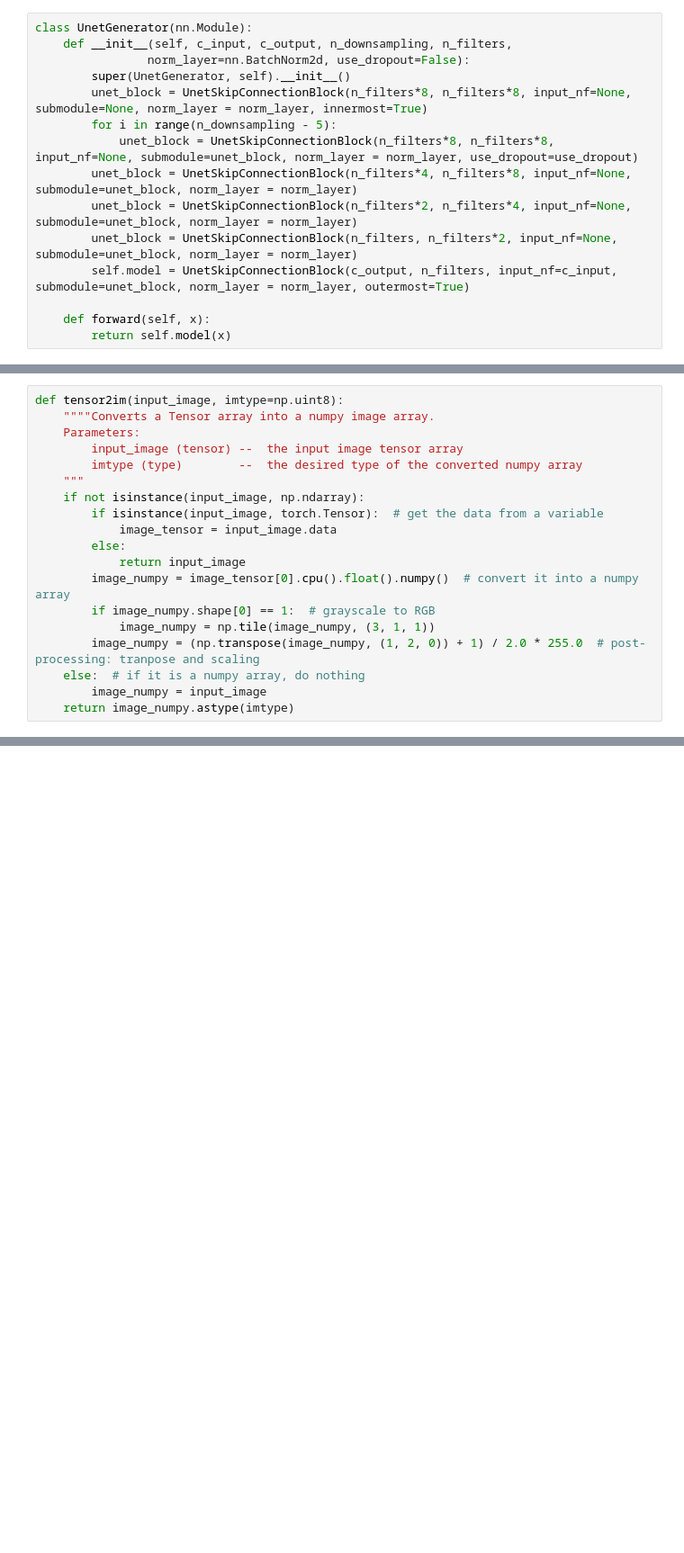
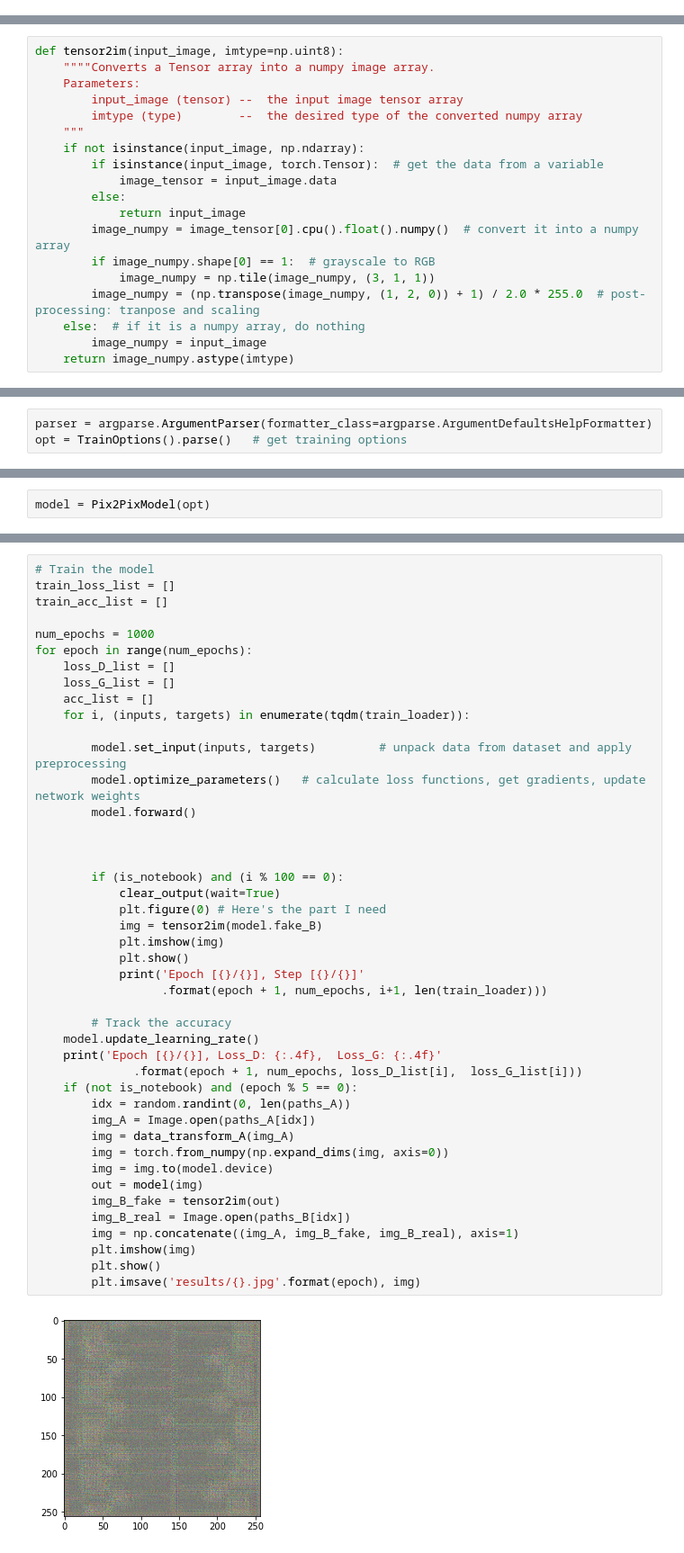
Before and after one commit to zolastro/DeepGenerativeStreets, a Jupyter notebook: Model.ipynb, the cells around one changed output, grey strips where cells are left out. Shown: that part at 90% size. Cells and saved outputs as stored; diff of their text form; blank space fills up the shorter version.

Commit message:
Mixed all pix2pix code from github with my own dataset implementation

```diff
--- a/Model.ipynb
+++ b/Model.ipynb
@@ -127,15 +36,0 @@ class UnetSkipConnectionBlock(nn.Module):
-# %%
-class UnetGenerator(nn.Module):
-    def __init__(self, c_input, c_output, n_downsampling, n_filters,
-                norm_layer=nn.BatchNorm2d, use_dropout=False):
-        super(UnetGenerator, self).__init__()
-        unet_block = UnetSkipConnectionBlock(n_filters*8, n_filters*8, input_nf=None, submodule=None, norm_layer = norm_layer, innermost=True)
-        for i in range(n_downsampling - 5):
-            unet_block = UnetSkipConnectionBlock(n_filters*8, n_filters*8, input_nf=None, submodule=unet_block, norm_layer = norm_layer, use_dropout=use_dropout)
-        unet_block = UnetSkipConnectionBlock(n_filters*4, n_filters*8, input_nf=None, submodule=unet_block, norm_layer = norm_layer)
-        unet_block = UnetSkipConnectionBlock(n_filters*2, n_filters*4, input_nf=None, submodule=unet_block, norm_layer = norm_layer)
-        unet_block = UnetSkipConnectionBlock(n_filters, n_filters*2, input_nf=None, submodule=unet_block, norm_layer = norm_layer)
-        self.model = UnetSkipConnectionBlock(c_output, n_filters, input_nf=c_input, submodule=unet_block, norm_layer = norm_layer, outermost=True)
-
-    def forward(self, x):
-        return self.model(x)
@@ -578,0 +1497,3 @@ for epoch in range(num_epochs):
+# %%
+parser = argparse.ArgumentParser(formatter_class=argparse.ArgumentDefaultsHelpFormatter)
+opt = TrainOptions().parse()   # get training options
@@ -578,0 +1518,2 @@ for epoch in range(num_epochs):
+# %%
+model = Pix2PixModel(opt)
@@ -578,0 +1523,46 @@ for epoch in range(num_epochs):
+# %%
+# Train the model
+train_loss_list = []
+train_acc_list = []
+
+num_epochs = 1000
+for epoch in range(num_epochs):
+    loss_D_list = []
+    loss_G_list = []
+    acc_list = []
+    for i, (inputs, targets) in enumerate(tqdm(train_loader)):
+
+        model.set_input(inputs, targets)         # unpack data from dataset and apply preprocessing
+        model.optimize_parameters()   # calculate loss functions, get gradients, update network weights
+        model.forward()
+
+
+
+        if (is_notebook) and (i % 100 == 0):
+            clear_output(wait=True)
+            plt.figure(0) # Here's the part I need
+            img = tensor2im(model.fake_B)
+            plt.imshow(img)
+            plt.show()
+            print('Epoch [{}/{}], Step [{}/{}]'
+                  .format(epoch + 1, num_epochs, i+1, len(train_loader)))
+
+        # Track the accuracy
+    model.update_learning_rate()
+    print('Epoch [{}/{}], Loss_D: {:.4f},  Loss_G: {:.4f}'
+              .format(epoch + 1, num_epochs, loss_D_list[i],  loss_G_list[i]))
+    if (not is_notebook) and (epoch % 5 == 0):
+        idx = random.randint(0, len(paths_A))
+        img_A = Image.open(paths_A[idx])
+        img = data_transform_A(img_A)
+        img = torch.from_numpy(np.expand_dims(img, axis=0))
+        img = img.to(model.device)
+        out = model(img)
+        img_B_fake = tensor2im(out)
+        img_B_real = Image.open(paths_B[idx])
+        img = np.concatenate((img_A, img_B_fake, img_B_real), axis=1)
+        plt.imshow(img)
+        plt.show()
+        plt.imsave('results/{}.jpg'.format(epoch), img)
+# %% [output]
+[figure, added]
```
Also changed, not shown: parts of 22 cells of this notebook.
